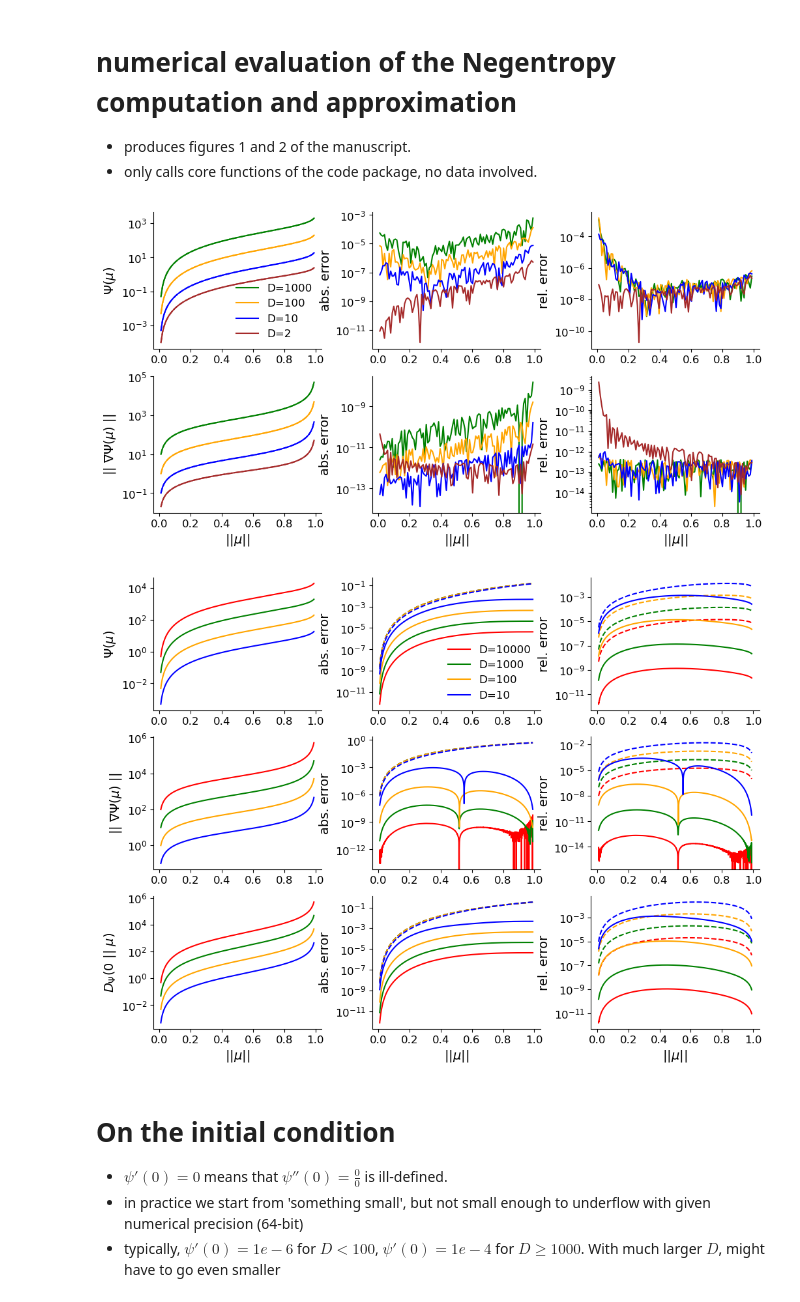
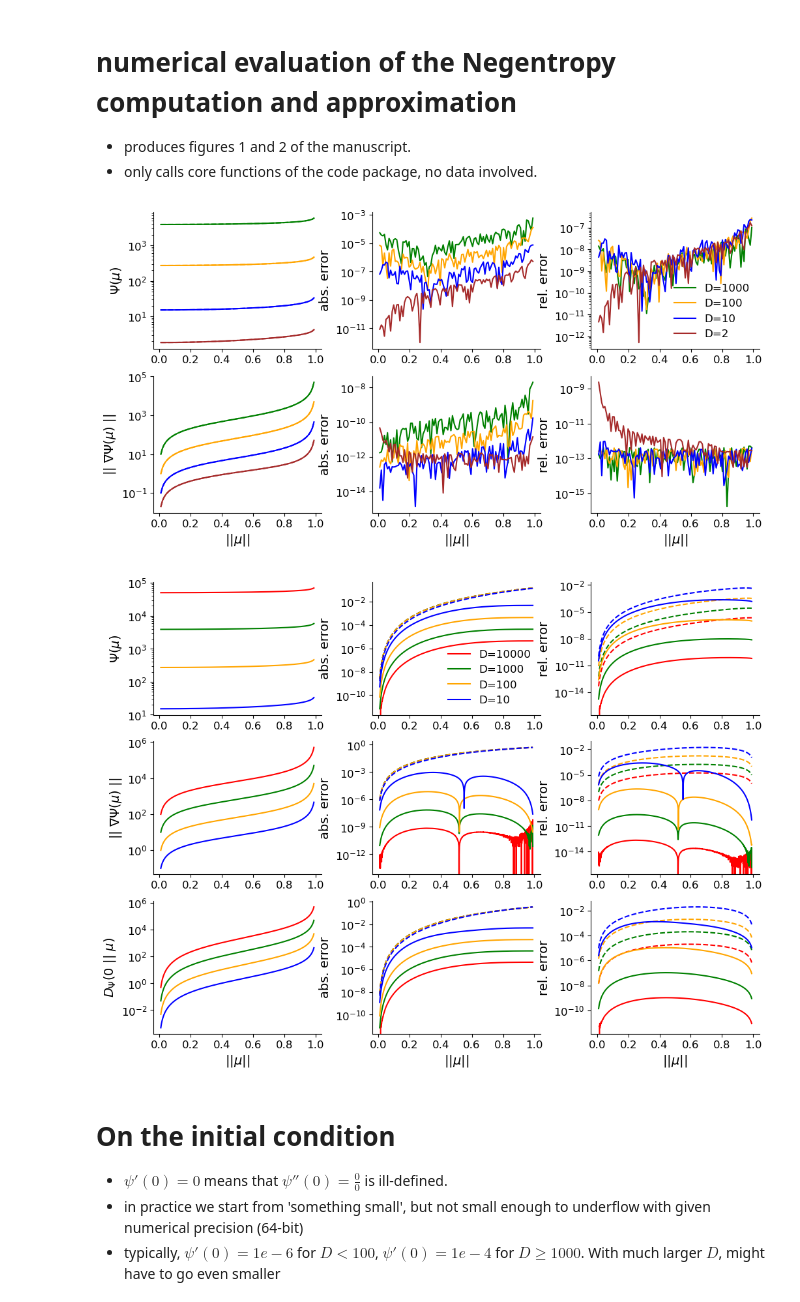
Before and after one commit to mnonnenm/vonMisesFisher_negativeEntropy, a Jupyter notebook: experiments.ipynb, the cells around one changed output. Drawn from its saved outputs; the diff is of its cells as text; code cells hidden in the pictures.

Commit message:
absorbing vMF base measure into log-partition resp. negEntropy to simplify things in particular in the manuscript. Note that negEntropy and logparition now have a visible onset in Figs 1 and 2

```diff
--- a/experiments.ipynb
+++ b/experiments.ipynb
@@ -20,8 +20,8 @@ import matplotlib.pyplot as plt
 Ds = [2, 10, 100, 1000][::-1] # reverse order for plotting reasons only
 
 # Numerical ODE solver
-Ψ0 = [0., 1e-6] # initial values for Ψ(0), Ψ'(0). Ψ(0) not that important, can be changed post-hoc.
-t0 = 0.0        # starting point ||μ||=t0 for numerical integration. Should stay zero here !
+Ψ0s = [1e-5, 1e-6, 1e-6, 1e-6] # initial values Ψ'(0). We increase them to 1e-5 for D=1k to avoid underflows
+t0 = 0.0          # starting point ||μ||=t0 for numerical integration. Should stay zero here !
 
 # Newton-Raphson parameters
 max_iter = 10
@@ -40,29 +40,25 @@ for i,D in enumerate(Ds):
     V = np.ones((K,D))/np.sqrt(D) # unit length vectors, some functions need vector-valued inputs
 
     μs_norm = np.linspace(0, 1, K+2)[1:-1]
-    _, gradΨμ = Ψ(μs_norm.reshape(-1,1)*V, D, Ψ0=Ψ0, t0=t0, return_grad=True)
+    _, gradΨμ = Ψ(μs_norm.reshape(-1,1)*V, D, Ψ0=[None, Ψ0s[i]], t0=t0, return_grad=True)
 
     κs = np.linalg.norm(gradΨμ,axis=-1)
 
     # re-compute ||μ|| = Φ'(||η||) to make sure H[η] is not at a disadvantage because η are bad
     # - if anything, μ are bad !
     μs_norm = np.linalg.norm(gradΦ(κs.reshape(-1,1)*V),axis=-1)
-    Ψμ, gradΨμ = Ψ(μs_norm.reshape(-1,1)*V, D, Ψ0=Ψ0, t0=t0, return_grad=True, solve_delta=False)
+    Ψμ, gradΨμ = Ψ(μs_norm.reshape(-1,1)*V, D, Ψ0=[None, Ψ0s[i]], t0=t0, return_grad=True, solve_delta=False)
     κs_est_0, diffs = invgradΦ(μs_norm,D,max_iter=0,atol=atol)
-    #κs_est, diffs = invgradΦ(μs_norm,D,max_iter=max_iter,atol=atol)
     κs_est = invgradΦ_base(μs_norm,D, order=3, K=50)
 
     # NegEntropy
     plt.subplot(2,3,1)
-    H = vMF_entropy_Φ(κs_est.reshape(-1,1) * V)
-    Ψμ0 = (D/2. - 1.) * np.log(2) + loggamma(D/2)
-    negH = - H - logχ(D) - Ψμ0
+    negH = - vMF_entropy_Φ(κs_est.reshape(-1,1) * V)
     plt.semilogy(μs_norm, negH, '-', label='D='+str(D), color=clrs[i])
     plt.semilogy(μs_norm, Ψμ, '--', color=clrs[i])
     plt.ylabel(r'$\Psi(\mu)$', fontsize=fontsize)
     plt.yticks(fontsize=ticksize)
     plt.xticks(fontsize=ticksize)
-    plt.legend(loc=4, fontsize=ticksize, frameon=False)
 
     # Gradient of NegEntropy
     plt.subplot(2,3,4)
@@ -86,37 +82,38 @@ for i,D in enumerate(Ds):
                  label='D='+str(D), color=clrs[i])
     plt.ylabel('abs. error', fontsize=fontsize)
     plt.xlabel(r'$||\mu||$', fontsize=fontsize)
     plt.yticks(fontsize=ticksize)
     plt.xticks(fontsize=ticksize)
 
     # error on Negentropy
     plt.subplot(2,3,3)
     plt.semilogy(μs_norm, np.abs(negH - Ψμ)/negH, label='D='+str(D), color=clrs[i])
     plt.ylabel('rel. error', fontsize=fontsize)
     plt.yticks(fontsize=ticksize)
     plt.xticks(fontsize=ticksize)
+    plt.legend(loc=4, fontsize=ticksize, frameon=False)
 
     # error on gradients
     plt.subplot(2,3,6)
     plt.semilogy(μs_norm, np.abs(np.linalg.norm(gradΨμ,axis=-1) - κs_est)/κs_est, '-',
                  label='D='+str(D), color=clrs[i])
     plt.xlabel(r'$||\mu||$', fontsize=fontsize)
     plt.ylabel('rel. error', fontsize=fontsize)
     plt.yticks(fontsize=ticksize)
     plt.xticks(fontsize=ticksize)
 
 for i in range(6):
     ax = plt.subplot(2,3,i+1)
     ax.spines[['right', 'top']].set_visible(False)
 
 plt.subplots_adjust(wspace=0.3)
 plt.savefig('fig1.pdf', bbox_inches='tight')
 plt.show()
 # %% [output]
-[figure, old version]
+[figure, new version]
 # %%
 from vMFne.logpartition import gradΦ, invgradΦ, vMF_entropy_Φ, logχ, log_besseli, banerjee_44
-from vMFne.negentropy import Ψ, Ψ_base, gradΨ, dΨ_base
+from vMFne.negentropy import Ψ, Ψ_base, gradΨ, dΨ_base, Ψ_0
 from scipy.special import loggamma
 import mpmath
 
@@ -127,7 +124,7 @@ Ds = [10, 100, 1000, 10000][::-1] # reverse order for plotting reasons only
 
 # Numerical ODE solver
 t0 = 0.0
-Ψ0 = [0., 1e-5] # we're going to higher D's in this plot, so we increase Ψ'(0) to avoid underflows.
+Ψ0 = 1e-5 # we're going to higher D's in this plot, so we increase Ψ'(0)=1e05 throughout to avoid underflows.
 
 # plotting
 clrs = ['b', 'orange', 'g', 'r'][::-1]
@@ -140,7 +137,7 @@ for i,D in enumerate(Ds):
 
     V = np.ones((K,D))/np.sqrt(D) # unit length vectors, some functions need vector-valued inputs
     μs_norm = np.linspace(0, 1, K+20)[10:-10]
-    Ψμ, gradΨμ = Ψ(μs_norm.reshape(-1,1)*V, D, Ψ0=Ψ0, t0=t0, return_grad=True, solve_delta=True)
+    Ψμ, gradΨμ = Ψ(μs_norm.reshape(-1,1)*V, D, Ψ0=[None, Ψ0], t0=t0, return_grad=True, solve_delta=True)
 
     # NegEntropy
     plt.subplot(3,3,1)
@@ -150,7 +147,7 @@ for i,D in enumerate(Ds):
     plt.xticks(fontsize=ticksize)
 
     μ2 = μs_norm**2
-    Ψμ44 = 0.5 *((1-D) * np.log(1 - μ2) + μ2)
+    Ψμ44 = 0.5 *((1-D) * np.log(1 - μ2) + μ2) + Ψ_0(D)
 
     # absolute error
     plt.subplot(3,3,2)
@@ -200,17 +197,15 @@ for i,D in enumerate(Ds):
 
     # Bregman div + const
     plt.subplot(3,3,7)
-    dΨdμ_x_μ = μs_norm * np.linalg.norm(gradΨμ,axis=1) - Ψμ
+    dΨdμ_x_μ = μs_norm * np.linalg.norm(gradΨμ,axis=1) - Ψμ + Ψ_0(D)
     plt.semilogy(μs_norm, dΨdμ_x_μ, label='D='+str(D), color=clrs[i])
     plt.ylabel(r'$D_\Psi(0\ ||\ \mu)$', fontsize=fontsize)
     plt.yticks(fontsize=ticksize)
     plt.xticks(fontsize=ticksize)
     plt.xlabel(r'$||\mu||$', fontsize=fontsize)
 
-    dΨdμ_x_μ_base = μs_norm * dΨ_base(μs_norm,D=D) - Ψ_base(μs_norm,D=D)
-    μ2 = μs_norm**2
-    Ψμ44 = 0.5 *((1-D) * np.log(1 - μ2) + μ2)
-    dΨdμ_x_μ_44 = μs_norm * banerjee_44(μs_norm,D=D) - Ψμ44
+    dΨdμ_x_μ_base = μs_norm * dΨ_base(μs_norm,D=D) - Ψ_base(μs_norm,D=D) + Ψ_0(D)
+    dΨdμ_x_μ_44 = μs_norm * banerjee_44(μs_norm,D=D) - Ψμ44 + Ψ_0(D)
 
     # absolute error
     plt.subplot(3,3,8)
@@ -260,7 +255,7 @@ plt.subplots_adjust(wspace=0.3) # more space horizontally between panels
 plt.savefig('fig2.pdf', bbox_inches='tight')
 plt.show()
 # %% [output]
-[figure, old version]
+[figure, new version]
 # %% [markdown]
 # On the initial condition
  - $\psi'(0) = 0$ means that $\psi''(0) = \frac{0}{0}$ is ill-defined.
```
Also changed, not shown: 3 other files.
